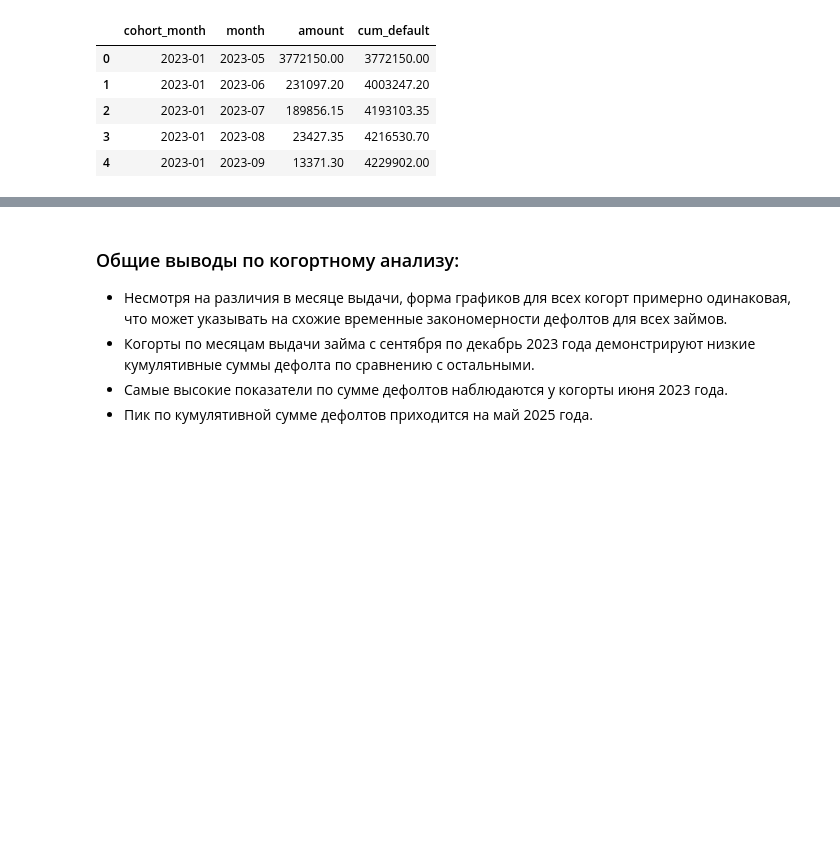
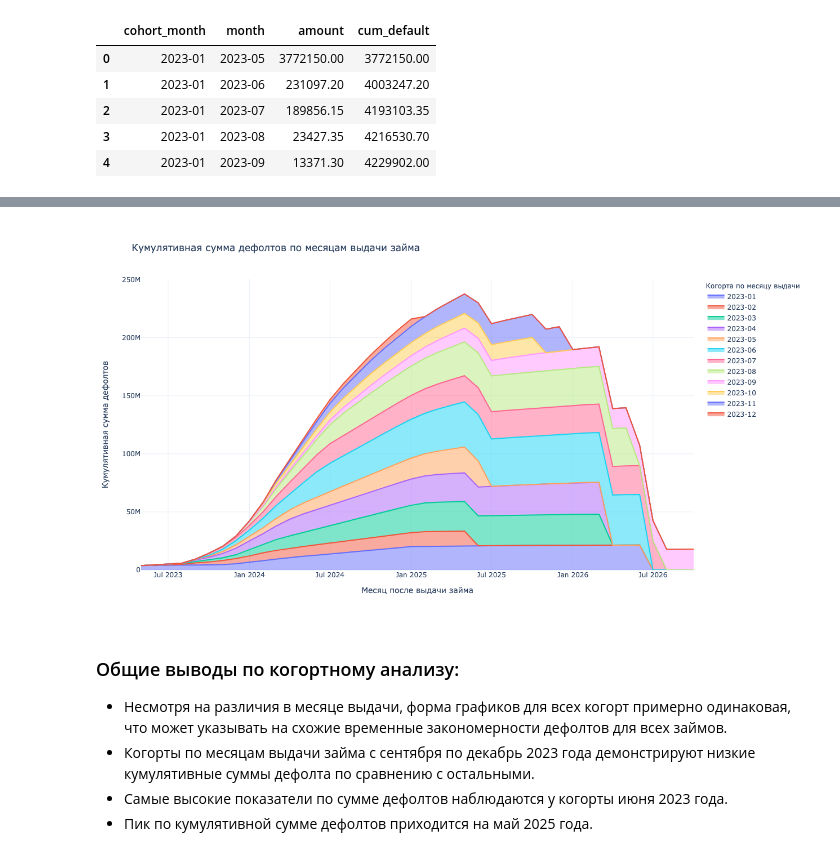
Before and after one commit to DataM0ney/Cohorts_default, a Jupyter notebook: Cohorts_default.ipynb, the cells around one changed output, grey strips where cells are left out. Saved outputs shown, nothing was run; the diff lists cells and outputs as text; code cells hidden in the pictures; blank space fills up the shorter version.

Commit message:
added graph.png

```diff
--- a/Cohorts_default.ipynb
+++ b/Cohorts_default.ipynb
@@ -66,6 +66,11 @@ fig.show()
 # %% [output]
 [interactive output not drawn]
 [interactive output not drawn]
+# %%
+from IPython.display import Image
+Image('graph.png')
+# %% [output]
+[figure, added]
 # %% [markdown]
 ### Общие выводы по когортному анализу:
 - Несмотря на различия в месяце выдачи, форма графиков для всех когорт примерно одинаковая, что может указывать на схожие временные закономерности дефолтов для всех займов.
```
Also changed, not shown: parts of 1 cell of this notebook, 1 other file.
